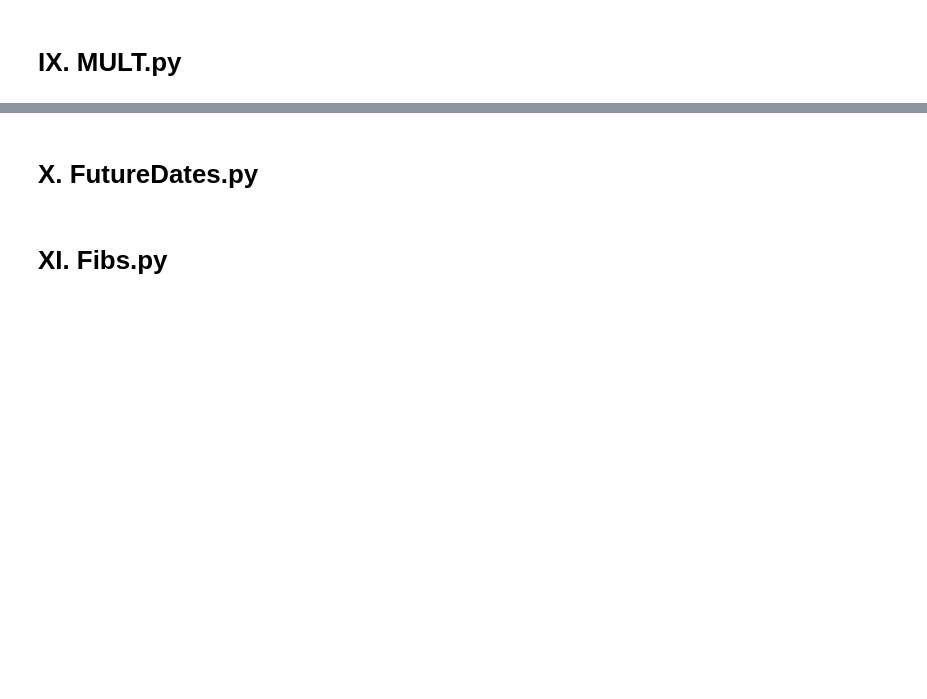
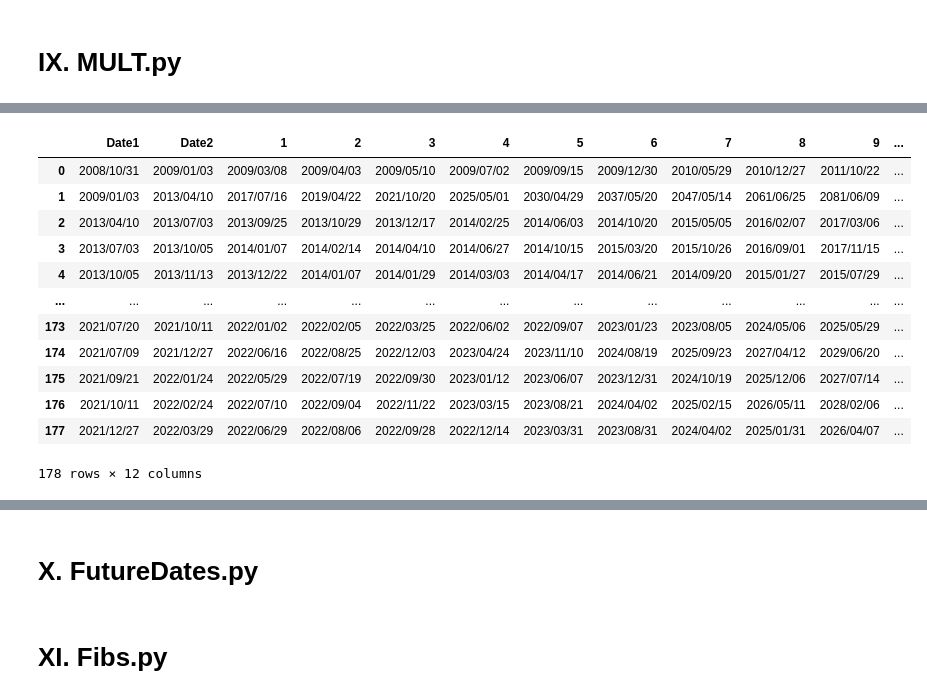
Before and after one commit to amirlehmam/MEMOIREPROPRE, a Jupyter notebook: PIPELINE.ipynb, the cells around one changed output, grey strips where cells are left out. Cells and saved outputs as stored; diff of their text form; code cells hidden in the pictures; blank space fills up the shorter version.

```diff
--- a/PIPELINE.ipynb
+++ b/PIPELINE.ipynb
@@ -4504,27 +5107,43 @@ m618.head(3)
 # %%
 from datetime import datetime
 
 m414 = m.copy()
 
 for i, col in enumerate(m414.columns[2:]):
     df1 = pd.to_datetime(m414['Date1'])
     df2 = pd.to_datetime(m414['Date2'])
     m414[col] =  df2 + ((df2 - df1) * (1.414 ** i))
 
-m414['Date1'] = m414['Date1'].dt.strftime('%d/%m/%Y')
-m414['Date2'] = m414['Date2'].dt.strftime('%d/%m/%Y')
-m414['1'] = m414['1'].dt.strftime('%d/%m/%Y')
-m414['2'] = m414['2'].dt.strftime('%d/%m/%Y')
-m414['3'] = m414['3'].dt.strftime('%d/%m/%Y')
-m414['4'] = m414['4'].dt.strftime('%d/%m/%Y')
-m414['5'] = m414['5'].dt.strftime('%d/%m/%Y')
-m414['6'] = m414['6'].dt.strftime('%d/%m/%Y')
-m414['7'] = m414['7'].dt.strftime('%d/%m/%Y')
-m414['8'] = m414['8'].dt.strftime('%d/%m/%Y')
-m414['9'] = m414['9'].dt.strftime('%d/%m/%Y')
-m414['10'] = m414['10'].dt.strftime('%d/%m/%Y')
+m414['Date1'] = pd.to_datetime(m414['Date1'])
+m414['Date2'] = pd.to_datetime(m414['Date2'])
+m414['Date1'] = m414['Date1'].dt.strftime('%Y/%m/%d')
+m414['Date2'] = m414['Date2'].dt.strftime('%Y/%m/%d')
+m414['1'] = m414['1'].dt.strftime('%Y/%m/%d')
+m414['2'] = m414['2'].dt.strftime('%Y/%m/%d')
+m414['3'] = m414['3'].dt.strftime('%Y/%m/%d')
+m414['4'] = m414['4'].dt.strftime('%Y/%m/%d')
+m414['5'] = m414['5'].dt.strftime('%Y/%m/%d')
+m414['6'] = m414['6'].dt.strftime('%Y/%m/%d')
+m414['7'] = m414['7'].dt.strftime('%Y/%m/%d')
+m414['8'] = m414['8'].dt.strftime('%Y/%m/%d')
+m414['9'] = m414['9'].dt.strftime('%Y/%m/%d')
+m414['10'] = m414['10'].dt.strftime('%Y/%m/%d')
 
 m414
+# %% [output]
+|  | Date1 | Date2 | 1 | 2 | 3 | 4 | 5 | 6 | 7 | 8 | 9 | ... |
+| 0 | 2008/10/31 | 2009/01/03 | 2009/03/08 | 2009/04/03 | 2009/05/10 | 2009/07/02 | 2009/09/15 | 2009/12/30 | 2010/05/29 | 2010/12/27 | 2011/10/22 | ... |
+| 1 | 2009/01/03 | 2013/04/10 | 2017/07/16 | 2019/04/22 | 2021/10/20 | 2025/05/01 | 2030/04/29 | 2037/05/20 | 2047/05/14 | 2061/06/25 | 2081/06/09 | ... |
+| 2 | 2013/04/10 | 2013/07/03 | 2013/09/25 | 2013/10/29 | 2013/12/17 | 2014/02/25 | 2014/06/03 | 2014/10/20 | 2015/05/05 | 2016/02/07 | 2017/03/06 | ... |
+| 3 | 2013/07/03 | 2013/10/05 | 2014/01/07 | 2014/02/14 | 2014/04/10 | 2014/06/27 | 2014/10/15 | 2015/03/20 | 2015/10/26 | 2016/09/01 | 2017/11/15 | ... |
+| 4 | 2013/10/05 | 2013/11/13 | 2013/12/22 | 2014/01/07 | 2014/01/29 | 2014/03/03 | 2014/04/17 | 2014/06/21 | 2014/09/20 | 2015/01/27 | 2015/07/29 | ... |
+| ... | ... | ... | ... | ... | ... | ... | ... | ... | ... | ... | ... | ... |
+| 173 | 2021/07/20 | 2021/10/11 | 2022/01/02 | 2022/02/05 | 2022/03/25 | 2022/06/02 | 2022/09/07 | 2023/01/23 | 2023/08/05 | 2024/05/06 | 2025/05/29 | ... |
+| 174 | 2021/07/09 | 2021/12/27 | 2022/06/16 | 2022/08/25 | 2022/12/03 | 2023/04/24 | 2023/11/10 | 2024/08/19 | 2025/09/23 | 2027/04/12 | 2029/06/20 | ... |
+| 175 | 2021/09/21 | 2022/01/24 | 2022/05/29 | 2022/07/19 | 2022/09/30 | 2023/01/12 | 2023/06/07 | 2023/12/31 | 2024/10/19 | 2025/12/06 | 2027/07/14 | ... |
+| 176 | 2021/10/11 | 2022/02/24 | 2022/07/10 | 2022/09/04 | 2022/11/22 | 2023/03/15 | 2023/08/21 | 2024/04/02 | 2025/02/15 | 2026/05/11 | 2028/02/06 | ... |
+| 177 | 2021/12/27 | 2022/03/29 | 2022/06/29 | 2022/08/06 | 2022/09/28 | 2022/12/14 | 2023/03/31 | 2023/08/31 | 2024/04/02 | 2025/01/31 | 2026/04/07 | ... |
+178 rows × 12 columns
 # %%
 from datetime import datetime
 
```
Also changed, not shown: parts of 100 cells of this notebook.
